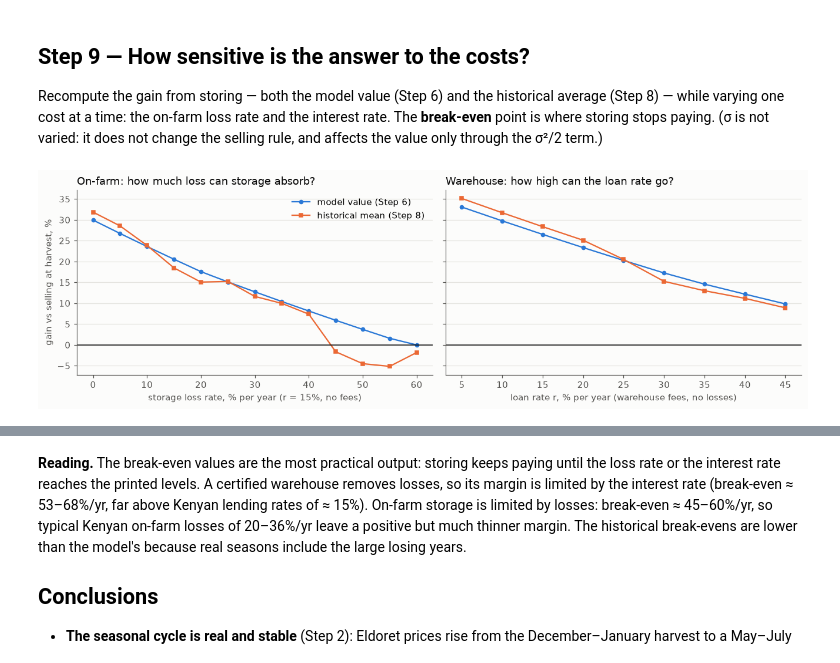
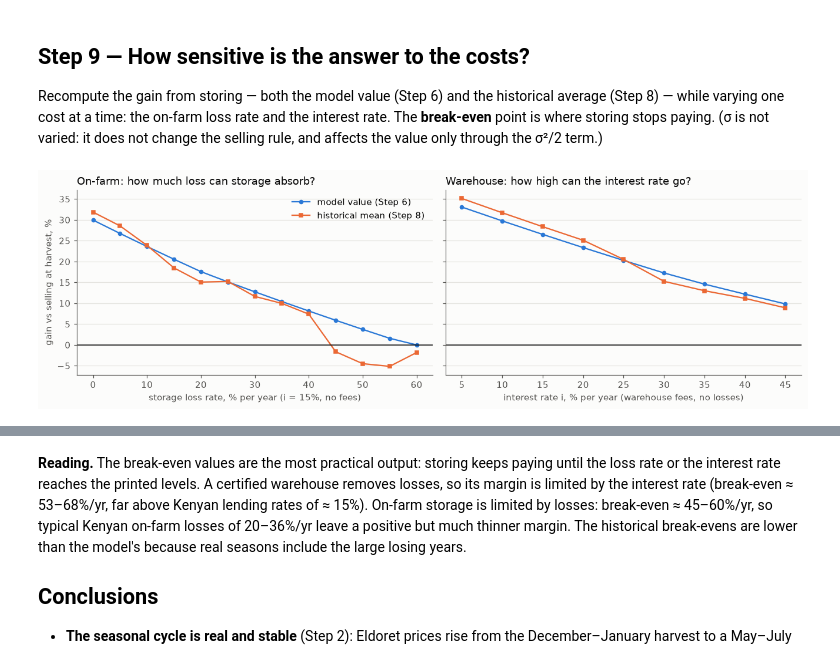
Before and after one commit to thummim-mekuria/erdos_project, a Jupyter notebook: maize_storage_option.ipynb, the cells around one changed output, grey strips where cells are left out. Saved outputs shown, nothing was run; the diff lists cells and outputs as text; code cells hidden in the pictures.

```diff
--- a/maize_storage_option.ipynb
+++ b/maize_storage_option.ipynb
@@ -1032,36 +1037,36 @@ def model_gain(fee, loss, r_, once):
 def hist_gain(fee, loss, r_, once):
     return np.nanmean([season_gain(y, dict(fee=fee, loss=loss, once=once), r_=r_)[0] for y in range(2007, 2026)])
 
 losses = np.linspace(0, 0.6, 13)
 rates = np.linspace(0.05, 0.45, 9)
 fig, axes = plt.subplots(1, 2, figsize=(12, 3.8), sharey=True)
 for ax, xs_, f_model, f_hist, xl in [
         (axes[0], losses, lambda x: model_gain(0, x, .15, 0), lambda x: hist_gain(0, x, .15, 0),
-         "storage loss rate, % per year (r = 15%, no fees)"),
+         "storage loss rate, % per year (i = 15%, no fees)"),
         (axes[1], rates, lambda x: model_gain(.03, 0, x, .015), lambda x: hist_gain(.03, 0, x, .015),
-         "loan rate r, % per year (warehouse fees, no losses)")]:
+         "interest rate i, % per year (warehouse fees, no losses)")]:
     ax.plot(100 * xs_, [100 * f_model(x) for x in xs_], "o-", color=BLUE, ms=4, label="model value (Step 6)")
     ax.plot(100 * xs_, [100 * f_hist(x) for x in xs_], "s-", color=ORANGE, ms=4, label="historical mean (Step 8)")
     ax.axhline(0, color=INK, lw=1); ax.set_xlabel(xl); ax.grid(axis="x", visible=False)
 axes[0].set_ylabel("gain vs selling at harvest, %"); axes[0].legend(frameon=False)
 axes[0].set_title("On-farm: how much loss can storage absorb?", loc="left", color=INK)
-axes[1].set_title("Warehouse: how high can the loan rate go?", loc="left", color=INK)
+axes[1].set_title("Warehouse: how high can the interest rate go?", loc="left", color=INK)
 plt.tight_layout(); plt.show()
 
 def first_zero(f, grid):
     # smallest cost on the grid at which the gain is no longer positive (storage stops paying)
     for x in grid:
         if f(x) <= 1e-6:
             return x
     return np.nan
 
 fine_loss, fine_rate = np.arange(0, 1.001, 0.01), np.arange(0, 1.001, 0.01)
 be = {
     "break-even on-farm loss rate (model)": first_zero(lambda x: model_gain(0, x, .15, 0), fine_loss),
     "break-even on-farm loss rate (history)": first_zero(lambda x: hist_gain(0, x, .15, 0), fine_loss),
-    "break-even warehouse loan rate (model)": first_zero(lambda x: model_gain(.03, 0, x, .015), fine_rate),
-    "break-even warehouse loan rate (history)": first_zero(lambda x: hist_gain(.03, 0, x, .015), fine_rate),
+    "break-even warehouse interest rate (model)": first_zero(lambda x: model_gain(.03, 0, x, .015), fine_rate),
+    "break-even warehouse interest rate (history)": first_zero(lambda x: hist_gain(.03, 0, x, .015), fine_rate),
 }
 pd.Series(be).mul(100).round(1).rename("% per year")
 # %% [output]
-[figure, old version]
+[figure, new version]
```
Also changed, not shown: parts of 10 cells of this notebook, 1 other file.
